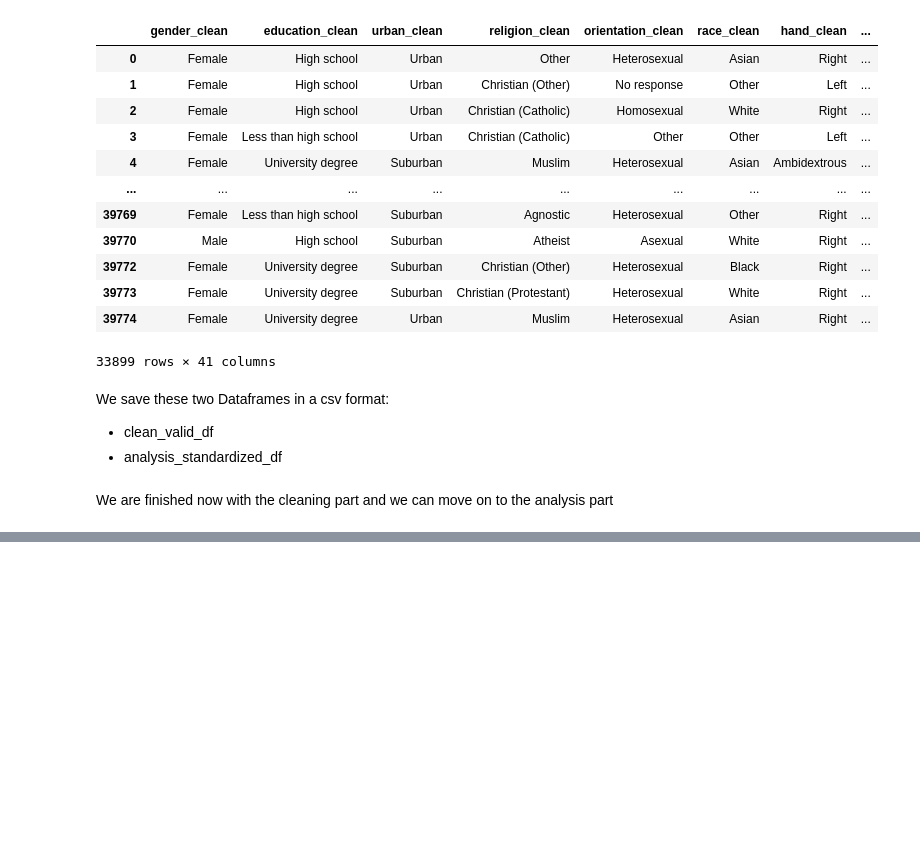
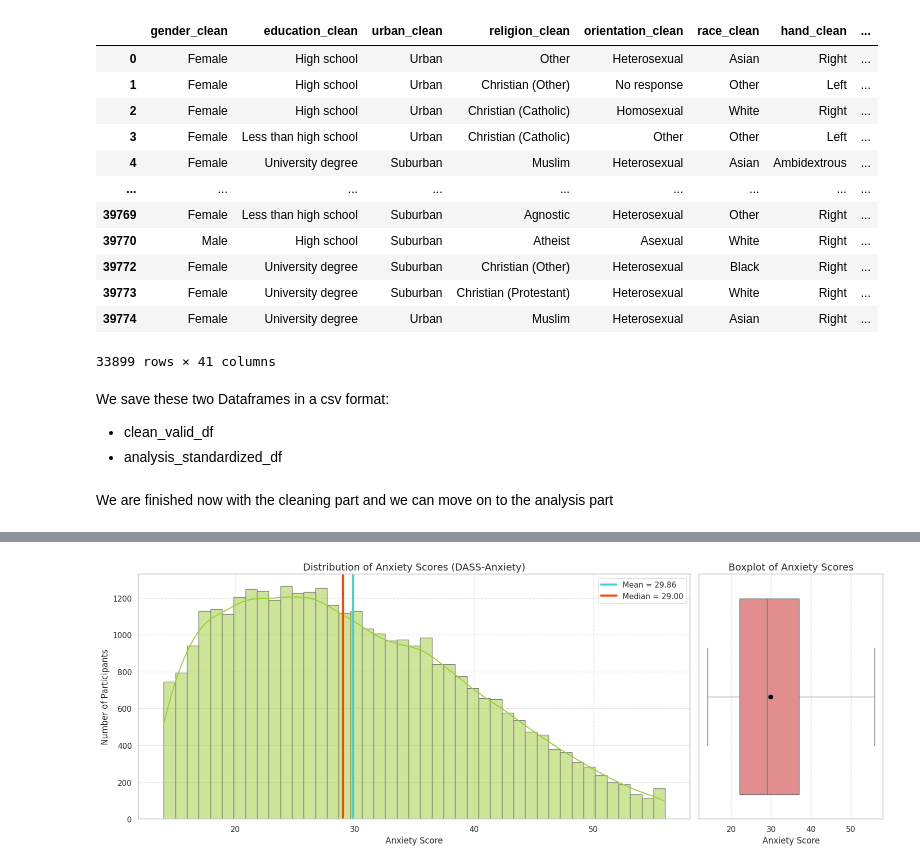
Before and after one commit to vrelvape/individual-project-mental-health, a Jupyter notebook: notebooks/01_exploration.ipynb, the cells around one changed output, grey strips where cells are left out. Cells and saved outputs as stored; diff of their text form; code cells hidden in the pictures; blank space fills up the shorter version.

```diff
--- a/notebooks/01_exploration.ipynb
+++ b/notebooks/01_exploration.ipynb
@@ -679,0 +762,45 @@ We are finished now with the cleaning part and we can move on to the analysis pa
+# %%
+import matplotlib.pyplot as plt
+import seaborn as sns
+import numpy as np
+
+# Set style
+sns.set(style="whitegrid")
+
+# Prepare figure
+fig, axes = plt.subplots(1, 2, figsize=(16, 6), gridspec_kw={'width_ratios': [3, 1]})
+plt.subplots_adjust(wspace=0.3)
+
+# Extract data
+anxiety_scores = analysis_standardized_df["dassanxiety"]
+
+# Compute statistics
+mean_val = anxiety_scores.mean()
+median_val = anxiety_scores.median()
+std_val = anxiety_scores.std()
+
+
+# HISTOGRAM WITH KDE
+sns.histplot(anxiety_scores, bins=43, kde=True, color="yellowgreen", edgecolor="gray", ax=axes[0])
+axes[0].axvline(mean_val, color='mediumturquoise', linestyle='-', linewidth=3, label=f'Mean = {mean_val:.2f}')
+axes[0].axvline(median_val, color="orangered", linestyle='-', linewidth=3, label=f'Median = {median_val:.2f}')
+axes[0].set_title("Distribution of Anxiety Scores (DASS-Anxiety)", fontsize=14)
+axes[0].set_xlabel("Anxiety Score", fontsize=12)
+axes[0].set_ylabel("Number of Participants", fontsize=12)
+axes[0].legend()
+
+
+# BOXPLOT WITH MEAN
+sns.boxplot(x=anxiety_scores, ax=axes[1], color="lightcoral", showmeans=True,
+            meanprops={"marker":"o", "markerfacecolor":"black", "markeredgecolor":"black"})
+axes[1].set_title("Boxplot of Anxiety Scores", fontsize=14)
+axes[1].set_xlabel("Anxiety Score", fontsize=12)
+
+# Add gridlines
+axes[0].grid(True, linestyle='--', alpha=0.6)
+axes[1].grid(True, axis='x', linestyle='--', alpha=0.6)
+
+plt.tight_layout()
+plt.show()
+# %% [output]
+[figure, added]
```
Also changed, not shown: parts of 6 cells of this notebook.
